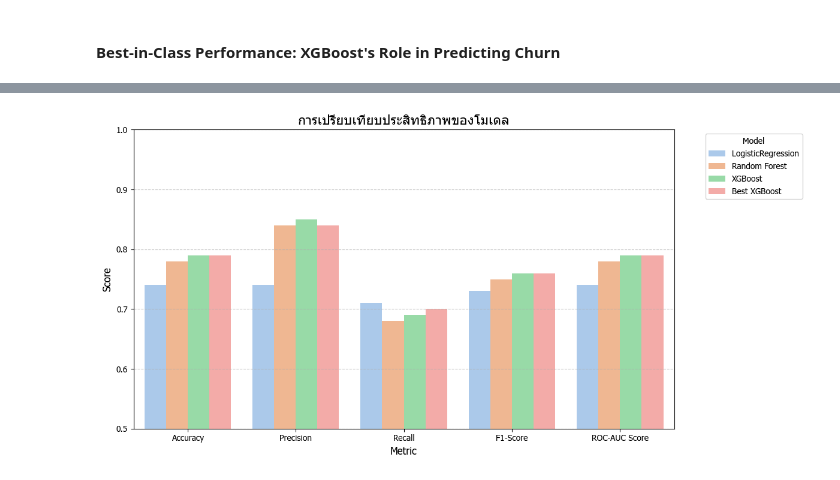
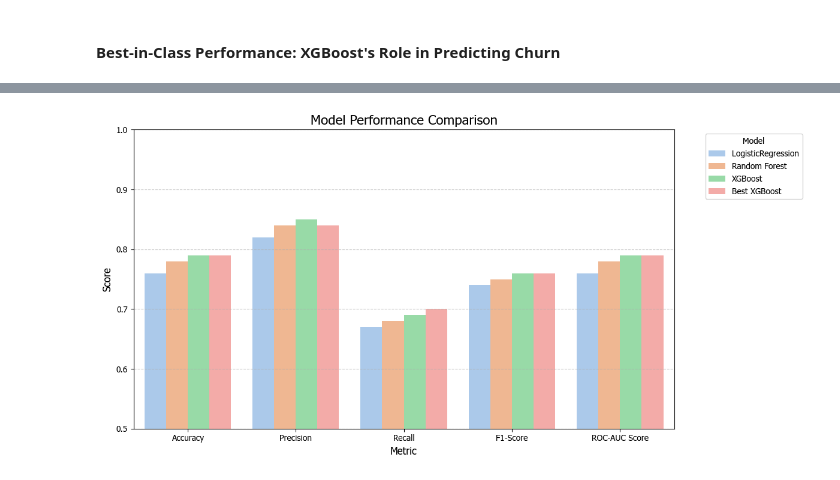
Before and after one commit to nawinsupasorn-commits/Churn-Prediction, a Jupyter notebook: Spodify_EDA_ML.ipynb, the cells around one changed output, grey strips where cells are left out. Drawn from its saved outputs; the diff is of its cells as text; code cells hidden in the pictures.

```diff
--- a/Spodify_EDA_ML.ipynb
+++ b/Spodify_EDA_ML.ipynb
@@ -637,34 +582,34 @@ Best XGB Confusion Matrix:
 # %%
 # รวบรวมค่าเมตริกของแต่ละโมเดลในรูปแบบ Dictionary
 data = {
-    'Accuracy': [0.74,0.78, 0.79, 0.79],
-    'Precision': [0.74,0.84, 0.85, 0.84],
-    'Recall': [0.71,0.68, 0.69, 0.70],
-    'F1-Score': [0.73,0.75, 0.76, 0.76],
-    'ROC-AUC Score': [0.74,0.78, 0.79, 0.79]
+    'Accuracy': [0.76,0.78, 0.79, 0.79],
+    'Precision': [0.82,0.84, 0.85, 0.84],
+    'Recall': [0.67,0.68, 0.69, 0.70],
+    'F1-Score': [0.74,0.75, 0.76, 0.76],
+    'ROC-AUC Score': [0.76,0.78, 0.79, 0.79]
 }
 
 # สร้าง DataFrame จากข้อมูล
 df_results = pd.DataFrame(data, index=['LogisticRegression', 'Random Forest', 'XGBoost', 'Best XGBoost'])
 df_melted = df_results.reset_index().rename(columns={'index': 'Model'})
 df_melted = df_melted.melt(id_vars='Model',
                            var_name='Metric_Name',
                            value_name='Score')
 
 
 plt.figure(figsize=(12, 6))
 sns.barplot(x='Metric_Name', y='Score', hue='Model', data=df_melted, palette='pastel')
 
 plt.title('Model Performance Comparison', fontsize=16)
 plt.xlabel('Metric', fontsize=12)
 plt.ylabel('Score', fontsize=12)
 plt.ylim(0.5, 1.0) # กำหนดช่วงแกน Y
 plt.legend(title='Model', bbox_to_anchor=(1.05, 1), loc='upper left')
 plt.grid(axis='y', linestyle='--', alpha=0.7)
 plt.tight_layout()
 plt.show()
 # %% [output]
-[figure, old version]
+[figure, new version]
 # %%
 importance = best_xgb_model.feature_importances_
 features_importance_df = pd.DataFrame({'feature':features_df.columns,'importance':importance})
```
Also changed, not shown: parts of 8 cells of this notebook.
